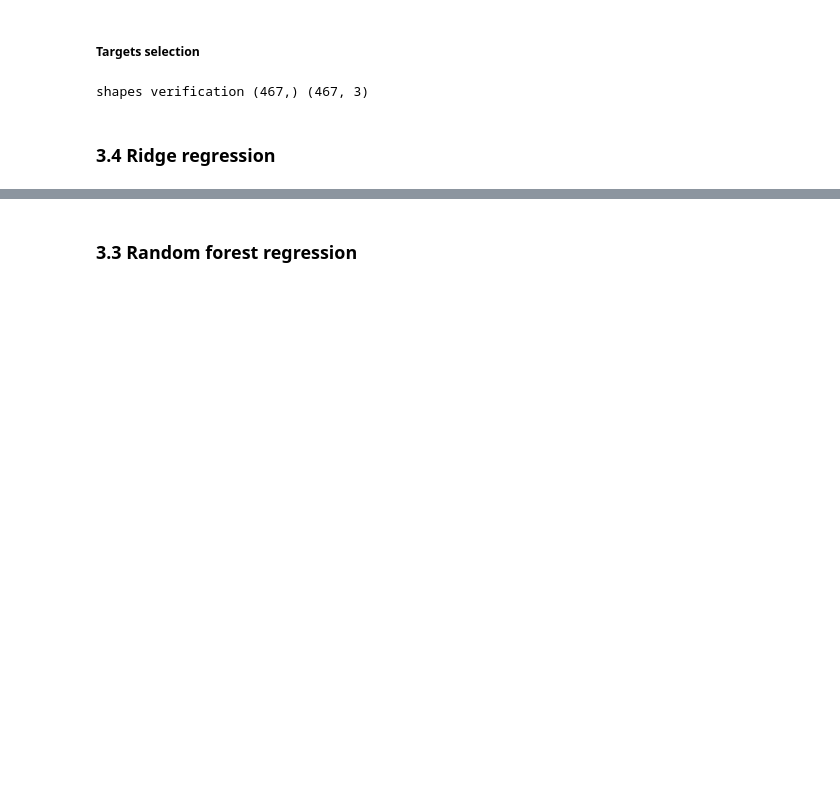
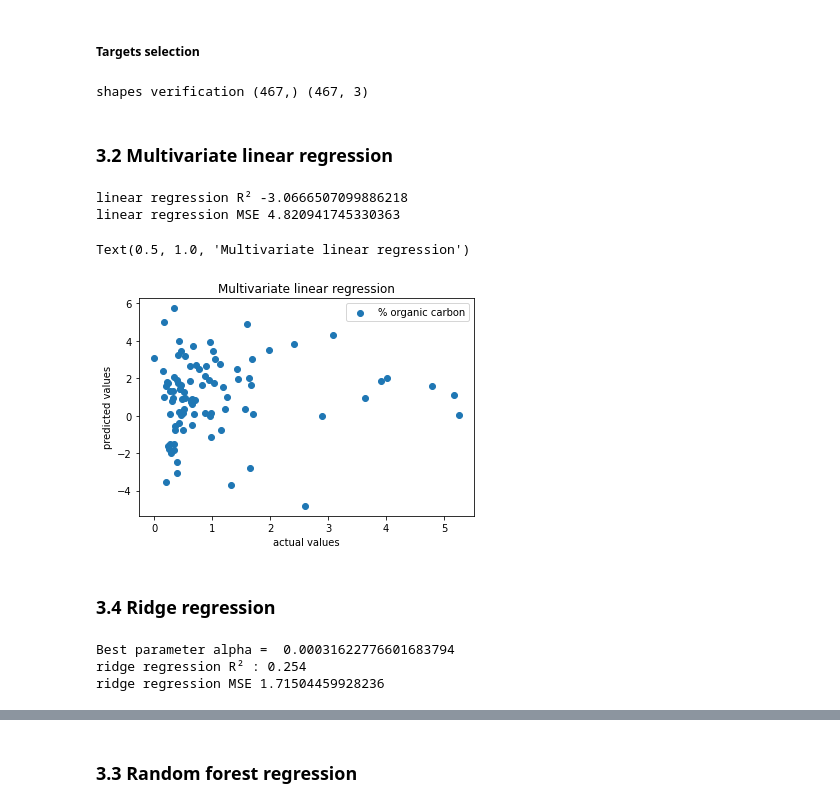
Before and after one commit to opsabarsec/African-soil-chemistry, a Jupyter notebook: afsis-soil-chem-MODEL.ipynb, the cells around one changed output, grey strips where cells are left out. Saved outputs shown, nothing was run; the diff lists cells and outputs as text; code cells hidden in the pictures; blank space fills up the shorter version.

Commit message:
PLS canonical and graphs

```diff
--- a/afsis-soil-chem-MODEL.ipynb
+++ b/afsis-soil-chem-MODEL.ipynb
@@ -56,7 +56,7 @@ from sklearn.model_selection import KFold
 from sklearn.neighbors import KNeighborsRegressor
 from sklearn.model_selection import GridSearchCV
 # %%
-df_composition = pd.read_csv('complete_elemental_analysis_dataset.csv')
+df_composition = pd.read_csv('elemental_analysis_dataset.csv')
 df_composition = df_composition.rename(columns={"P": "%P", "K": "%K","Ca": "%Ca", "Cu": "%Cu", "Fe": "%Fe", "Mo": "%Mo","Mg": "%Mg","S": "%S","Mn": "%Mn","Zn": "%Zn" , "Cl": "%Cl",})
 df_composition.head()
 # %% [output]
@@ -309,7 +309,7 @@ Poor correlation between elements concentration
 # %% [markdown]
 ### 3.1 Loading mid-infrared spectra and target variables
 # %%
-df_FTIR = pd.read_csv('complete_analysis_NIR.csv')
+df_FTIR = pd.read_csv('middle_infrared_spectra_dataset.csv')
 df_FTIR_sp = df_FTIR.drop(['SSN'], axis=1)
 print(df_FTIR_sp.shape)
 # %% [output]
@@ -367,7 +367,31 @@ print('shapes verification',y2.shape, Y2.shape)
 # %% [output]
 shapes verification (467,) (467, 3)
 # %%
-X2_train, X2_test, y2_train, y2_test = train_test_split(X2, y2, test_size = 0.2, random_state = 42)
+X2_train, X2_test, y2_train, y2_test = train_test_split(X, y2, test_size = 0.2, random_state = 42)
+# %% [markdown]
+### 3.2 Multivariate linear regression
+# %%
+lr = LinearRegression()
+
+lr_model = lr.fit(X2_train,y2_train)
+
+y_lr = lr.predict(X2_test)
+r2_lr = r2_score(y2_test, y_lr)
+mse_lr = mean_squared_error(y2_test, y_lr)
+print('linear regression R²',r2_lr )
+print('linear regression MSE',mse_lr )
+# %% [output]
+linear regression R² -3.0666507099886218
+linear regression MSE 4.820941745330363
+# %%
+plt.scatter(y2_test, y_lr, label = '% organic carbon')
+plt.legend()
+plt.xlabel('actual values')
+plt.ylabel('predicted values')
+plt.title('Multivariate linear regression')
+# %% [output]
+Text(0.5, 1.0, 'Multivariate linear regression')
+[figure, added]
 # %% [markdown]
 ### 3.4 Ridge regression
 # %%
@@ -376,14 +400,16 @@ parameters = {'alpha':np.logspace(-4, -3.5, 50)}
 ridge= GridSearchCV(Ridge(), parameters, scoring='r2', cv=10)
 # Fit to the data
 ridge.fit(X2_train, y2_train)
+# Run a ridge regression with the optimised value
+print('Best parameter alpha = ', ridge.best_params_['alpha'])
+
+y_ridge = ridge.predict(X2_test)
 #Get the optimised value of alpha
-print('Best parameter alpha = ', ridge.best_params_['alpha'])
-print('R2 calibration: %5.3f'  % ridge.score(X2_train, y2_train))
-# Run a ridge regression with the optimised value
-ridge1 = Ridge(alpha=ridge.best_params_['alpha'])
-y_cv = cross_val_predict(ridge1, X2_test, y2_test, cv=5)
-# y_cv=predicted
-score_cv = r2_score(y2_test, y_cv)
-mse_cv = mean_squared_error(y2_test, y_cv)
-print('R2 CV (Ridge): %5.3f'  % score_cv)
-print('MSE CV (Ridge): %5.3f' % mse_cv)
+
+print('ridge regression R² : %5.3f'  % ridge.score(X2_train, y2_train))
+mse_ridge = mean_squared_error(y2_test, y_ridge)
+print('ridge regression MSE',mse_ridge )
+# %% [output]
+Best parameter alpha =  0.00031622776601683794
+ridge regression R² : 0.254
+ridge regression MSE 1.71504459928236
```
Also changed, not shown: parts of 16 cells of this notebook.
